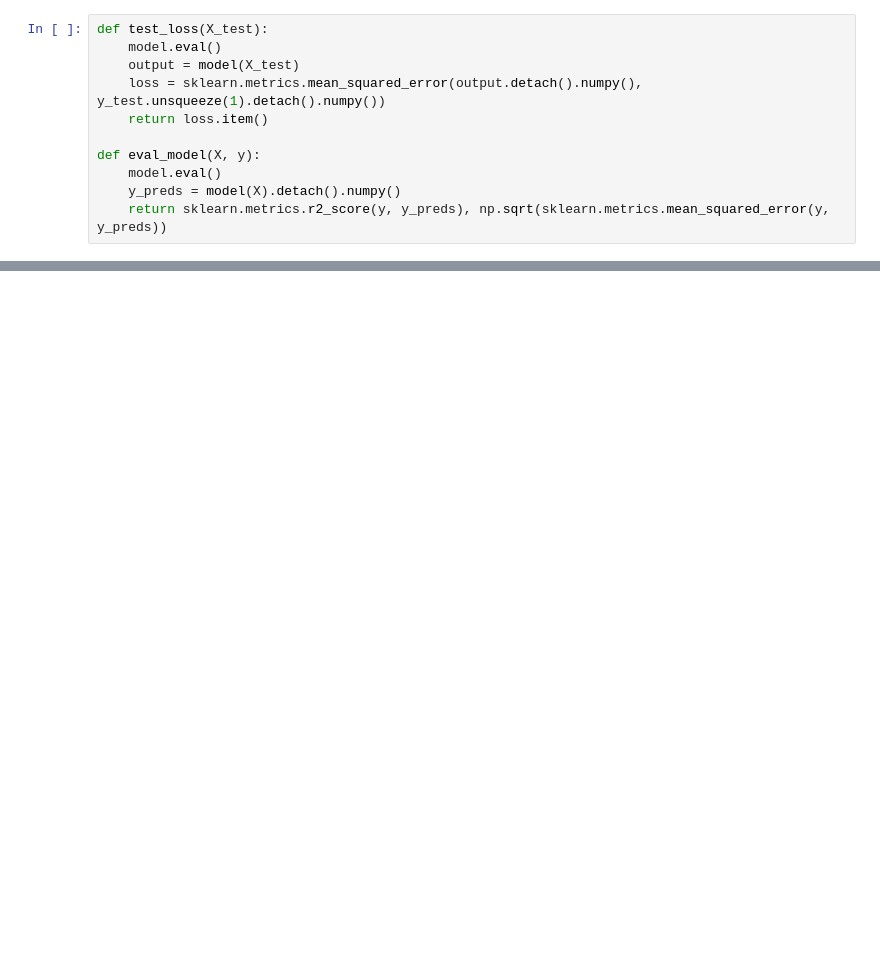
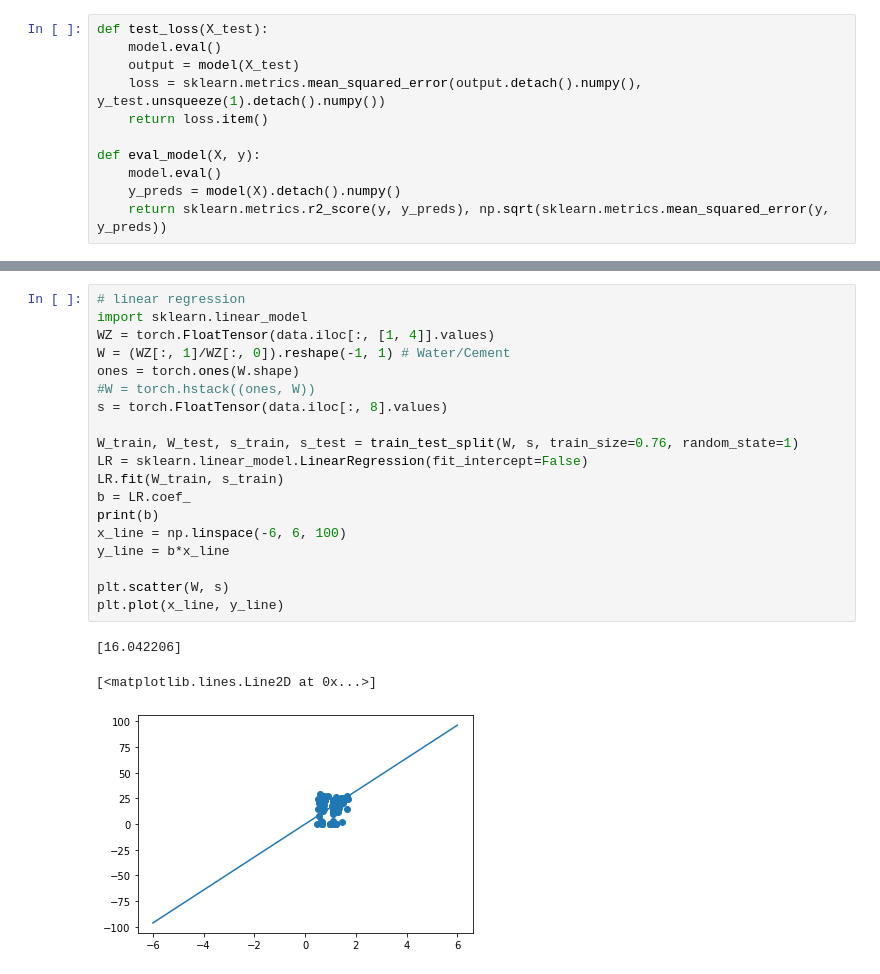
Before and after one commit to kobabulbul/AutoML, a Jupyter notebook: Concrete_Slump.ipynb, the cells around one changed output, grey strips where cells are left out. Saved outputs shown, nothing was run; the diff lists cells and outputs as text; blank space fills up the shorter version.

```diff
--- a/Concrete_Slump.ipynb
+++ b/Concrete_Slump.ipynb
@@ -180,0 +196,23 @@ Informed Machine Learning: Custom Loss Function
+# %%
+# linear regression
+import sklearn.linear_model
+WZ = torch.FloatTensor(data.iloc[:, [1, 4]].values)
+W = (WZ[:, 1]/WZ[:, 0]).reshape(-1, 1) # Water/Cement
+ones = torch.ones(W.shape)
+#W = torch.hstack((ones, W))
+s = torch.FloatTensor(data.iloc[:, 8].values)
+
+W_train, W_test, s_train, s_test = train_test_split(W, s, train_size=0.76, random_state=1)
+LR = sklearn.linear_model.LinearRegression(fit_intercept=False)
+LR.fit(W_train, s_train)
+b = LR.coef_
+print(b)
+x_line = np.linspace(-6, 6, 100)
+y_line = b*x_line
+
+plt.scatter(W, s)
+plt.plot(x_line, y_line)
+# %% [output]
+[16.042206]
+[<matplotlib.lines.Line2D at 0x...>]
+[figure, added]
```
Also changed, not shown: parts of 20 cells of this notebook.
